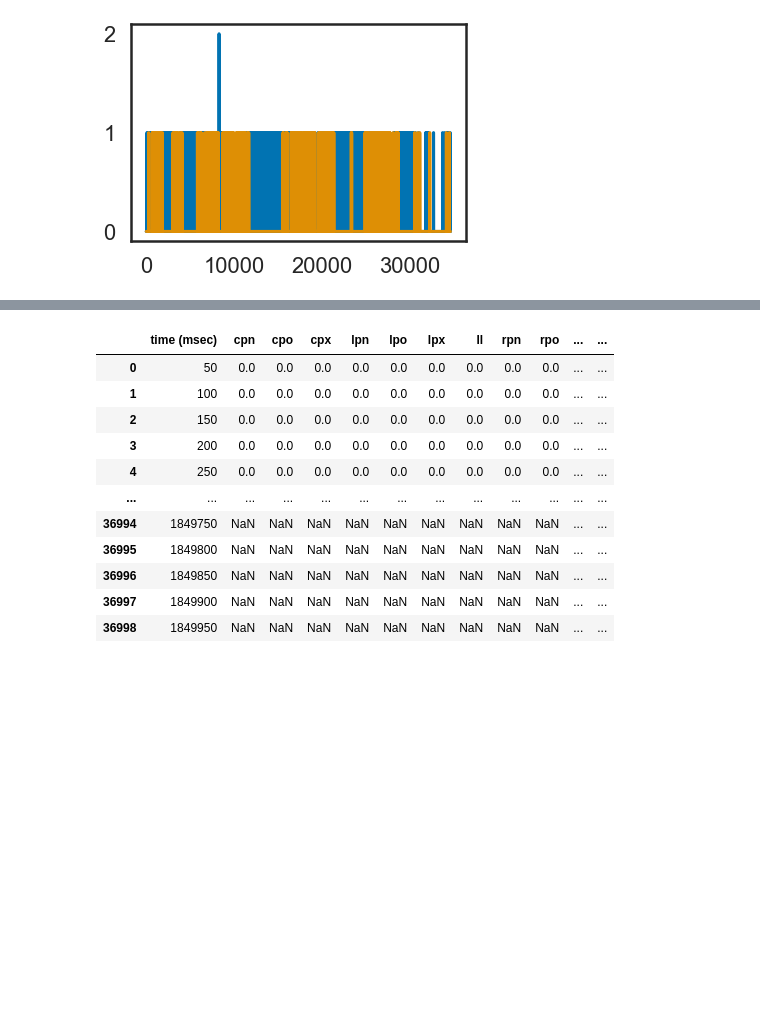
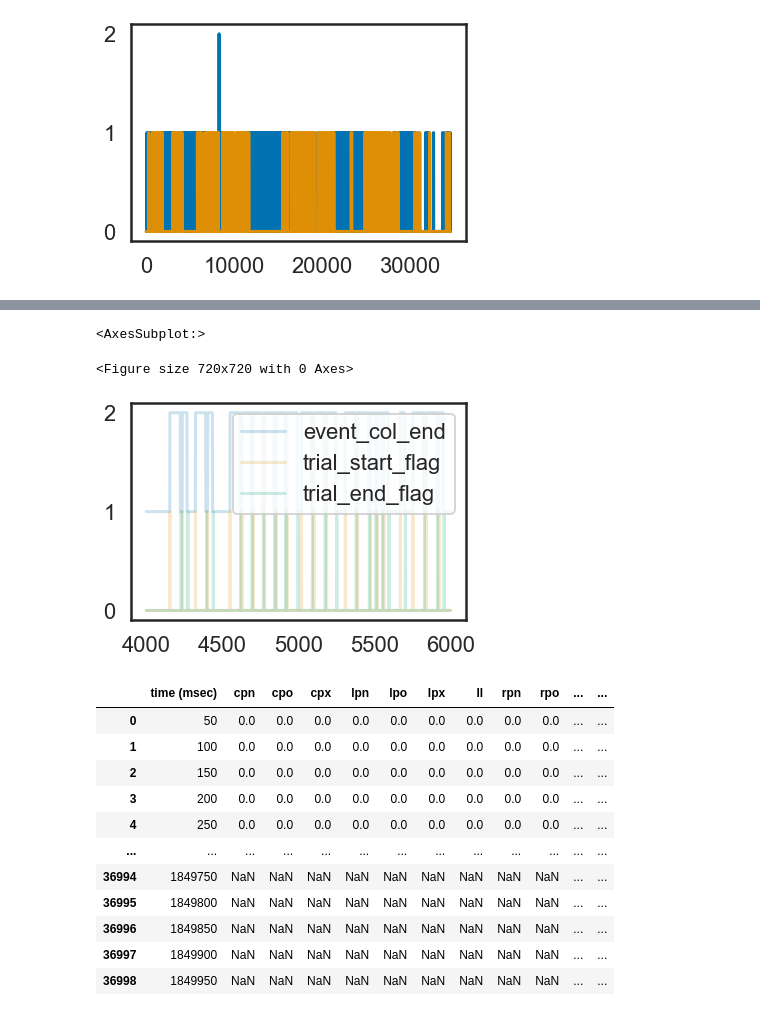
Before and after one commit to kimerein/sabatinilab-glm, a Jupyter notebook: example_run_7_downsampled.ipynb, the cells around one changed output, grey strips where cells are left out. Drawn from its saved outputs; the diff is of its cells as text; code cells hidden in the pictures; blank space fills up the shorter version.

```diff
--- a/example_run_7_downsampled.ipynb
+++ b/example_run_7_downsampled.ipynb
@@ -414,3 +425,12 @@ df[['event_col', 'nTrial', 'nEndTrial', 'trial_start_flag', 'trial_end_flag']].i
+# %%
+plt.figure(figsize=(10,10))
+# plt.plot(df[['event_col_end', 'nTrial', 'nEndTrial', 'trial_start_flag', 'trial_end_flag']].iloc[4000:6000])
+# df[['event_col_end', 'nTrial', 'nEndTrial', 'trial_start_flag', 'trial_end_flag']].iloc[4000:6000].plot()
+df[['event_col_end', 'trial_start_flag', 'trial_end_flag']].iloc[4000:6000].plot(alpha=0.2)
+# %% [output]
+<AxesSubplot:>
+<Figure size 720x720 with 0 Axes>
+[figure, added]
 # %%
 df['trial_start_flag'] = (df['event_col'] == 1.0)&(df['event_col'].shift(-1) != df['event_col']) * 1.0
 df
```
Also changed, not shown: parts of 7 cells of this notebook, 1 other file.
